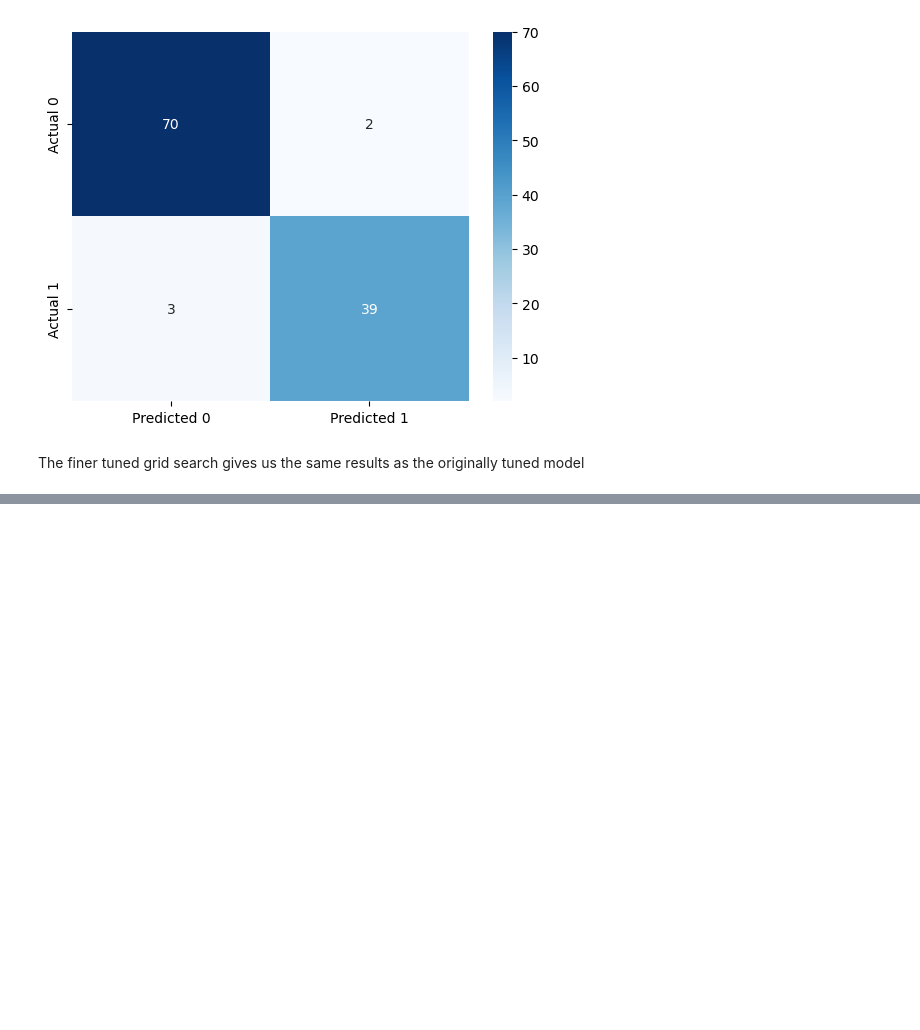
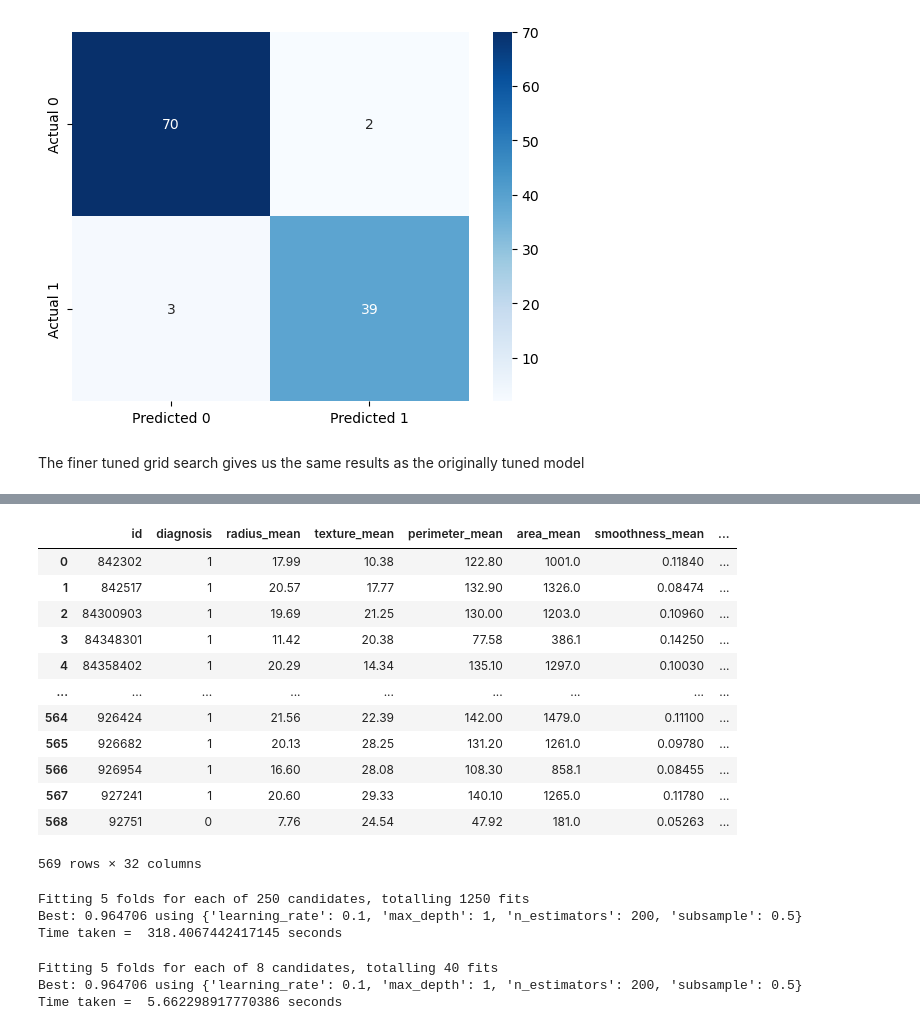
Before and after one commit to alandaz/Springrepo, a Jupyter notebook: Project Code.ipynb, the cells around one changed output, grey strips where cells are left out. Saved outputs shown, nothing was run; the diff lists cells and outputs as text; code cells hidden in the pictures; blank space fills up the shorter version.

Commit message:
adding gradient boost code to project code file

```diff
--- a/Project Code.ipynb
+++ b/Project Code.ipynb
@@ -579,0 +582,16 @@ The finer tuned grid search gives us the same results as the originally tuned mo
+# %%
+cancer = pd.read_csv("Cancer_Data.csv")
+# %%
+cancer= cancer.drop(cancer.columns[cancer.columns.str.contains('unnamed',case = False)],axis = 1)
+print(cancer.head())
+
+rows = cancer[cancer.isnull().any(axis=1)]
+cols= cancer.columns[cancer.isnull().any()]
+
+if len(rows) == 0:
+    print('no more N/As')
+
+if len(cols) == 0:
+    print('no more N/As')
+
+print(cancer.shape)
@@ -579,0 +616,20 @@ The finer tuned grid search gives us the same results as the originally tuned mo
+# %%
+# assume the column you want to convert is called "diagnosis"
+# map "M" to 1 and "B" to 0
+cancer["diagnosis"] = cancer["diagnosis"].map({"M": 1, "B": 0})
+
+cancer
+# %% [output]
+|  | id | diagnosis | radius_mean | texture_mean | perimeter_mean | area_mean | smoothness_mean | ... |
+| 0 | 842302 | 1 | 17.99 | 10.38 | 122.80 | 1001.0 | 0.11840 | ... |
+| 1 | 842517 | 1 | 20.57 | 17.77 | 132.90 | 1326.0 | 0.08474 | ... |
+| 2 | 84300903 | 1 | 19.69 | 21.25 | 130.00 | 1203.0 | 0.10960 | ... |
+| 3 | 84348301 | 1 | 11.42 | 20.38 | 77.58 | 386.1 | 0.14250 | ... |
+| 4 | 84358402 | 1 | 20.29 | 14.34 | 135.10 | 1297.0 | 0.10030 | ... |
+| ... | ... | ... | ... | ... | ... | ... | ... | ... |
+| 564 | 926424 | 1 | 21.56 | 22.39 | 142.00 | 1479.0 | 0.11100 | ... |
+| 565 | 926682 | 1 | 20.13 | 28.25 | 131.20 | 1261.0 | 0.09780 | ... |
+| 566 | 926954 | 1 | 16.60 | 28.08 | 108.30 | 858.1 | 0.08455 | ... |
+| 567 | 927241 | 1 | 20.60 | 29.33 | 140.10 | 1265.0 | 0.11780 | ... |
+| 568 | 92751 | 0 | 7.76 | 24.54 | 47.92 | 181.0 | 0.05263 | ... |
+569 rows × 32 columns
@@ -579,0 +640,44 @@ The finer tuned grid search gives us the same results as the originally tuned mo
+# %%
+from sklearn.ensemble import GradientBoostingRegressor,GradientBoostingClassifier, BaggingRegressor,BaggingClassifier,RandomForestRegressor,RandomForestClassifier,AdaBoostRegressor,AdaBoostClassifier
+
+start_time = time.time()
+model = GradientBoostingClassifier(random_state=1)
+grid = dict()
+grid['n_estimators'] = [10, 50, 100,200,500]
+grid['learning_rate'] = [0.0001, 0.001, 0.01,0.1, 1.0]
+grid['max_depth'] = [1,2,3,4,5]
+grid['subsample'] = [0.5,1.0]
+# define the evaluation procedure
+cv = StratifiedKFold(n_splits=5, shuffle=True, random_state=1)
+# define the grid search procedure
+grid_search = GridSearchCV(estimator=model, param_grid=grid, n_jobs=-1, cv=cv, verbose = True, scoring = 'recall')
+# execute the grid search
+grid_result = grid_search.fit(X_train, y_train)
+# summarize the best score and configuration
+print("Best: %f using %s" % (grid_result.best_score_, grid_result.best_params_))
+print("Time taken = ", time.time() - start_time, "seconds")
+# %% [output]
+Fitting 5 folds for each of 250 candidates, totalling 1250 fits
+Best: 0.964706 using {'learning_rate': 0.1, 'max_depth': 1, 'n_estimators': 200, 'subsample': 0.5}
+Time taken =  318.4067442417145 seconds
+# %%
+start_time = time.time()
+model = GradientBoostingClassifier(random_state=1)
+grid = dict()
+grid['n_estimators'] = [200, 300]
+grid['learning_rate'] = [0.1, 0.5]
+grid['max_depth'] = [1]
+grid['subsample'] = [0.3, 0.5]
+# define the evaluation procedure
+cv = StratifiedKFold(n_splits=5, shuffle=True, random_state=1)
+# define the grid search procedure
+grid_search = GridSearchCV(estimator=model, param_grid=grid, n_jobs=-1, cv=cv, verbose = True, scoring = 'recall')
+# execute the grid search
+grid_result = grid_search.fit(X_train, y_train)
+# summarize the best score and configuration
+print("Best: %f using %s" % (grid_result.best_score_, grid_result.best_params_))
+print("Time taken = ", time.time() - start_time, "seconds")
+# %% [output]
+Fitting 5 folds for each of 8 candidates, totalling 40 fits
+Best: 0.964706 using {'learning_rate': 0.1, 'max_depth': 1, 'n_estimators': 200, 'subsample': 0.5}
+Time taken =  5.662298917770386 seconds
```
Also changed, not shown: parts of 3 cells of this notebook.
